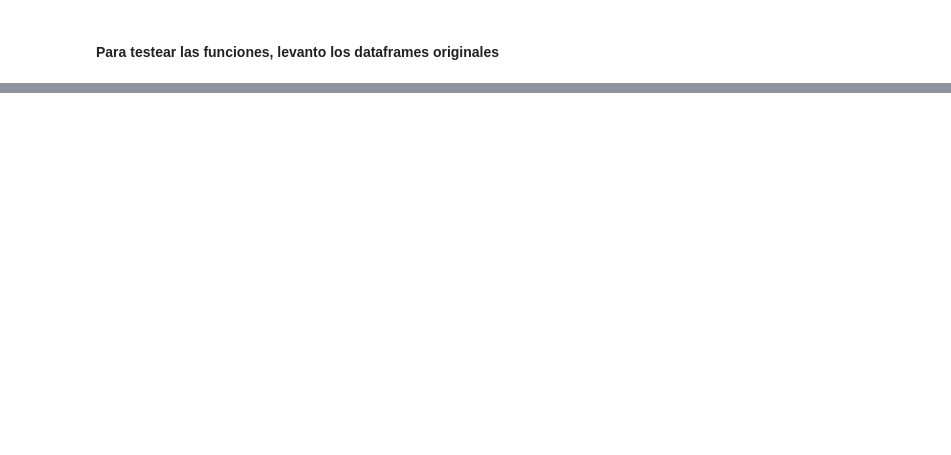
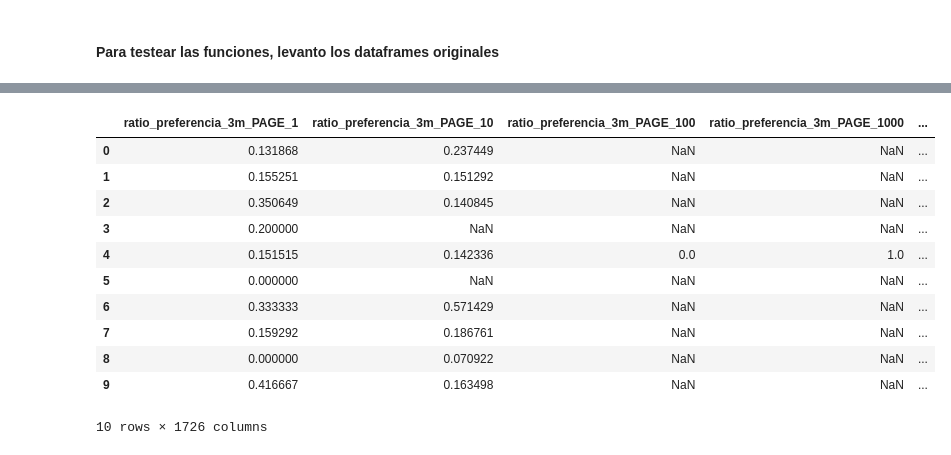
Before and after one commit to francomatiasferrari/ggal_dataton, a Jupyter notebook: funciones_LB.ipynb, the cells around one changed output, grey strips where cells are left out. Drawn from its saved outputs; the diff is of its cells as text; code cells hidden in the pictures; blank space fills up the shorter version.

```diff
--- a/funciones_LB.ipynb
+++ b/funciones_LB.ipynb
@@ -63,5 +170,3 @@ def _sum_user_campo_all(df_pageviews, mes_snapshot, campo):
 # %%
-def _ratio_campo_df(df_numerador, df_denominador, name):
-    temp = df_numerador.div(df_denominador, axis=0)
-    temp.columns = [name + "_" + str(v) for v in temp.columns]
-    return temp
+temp = df_3m.div(df_ever, axis=0, level = 'user_id', fill_value = 0)
+temp.columns = ['ratio_preferencia_3m' + "_" + str(v) for v in temp.columns]
@@ -123,0 +173,15 @@ def _ratio_campo_all(universo, df_pageviews, mes_snapshot, campo):
+# %%
+temp.head(10)
+# %% [output]
+|  | ratio_preferencia_3m_PAGE_1 | ratio_preferencia_3m_PAGE_10 | ratio_preferencia_3m_PAGE_100 | ratio_preferencia_3m_PAGE_1000 | ... |
+| 0 | 0.131868 | 0.237449 | NaN | NaN | ... |
+| 1 | 0.155251 | 0.151292 | NaN | NaN | ... |
+| 2 | 0.350649 | 0.140845 | NaN | NaN | ... |
+| 3 | 0.200000 | NaN | NaN | NaN | ... |
+| 4 | 0.151515 | 0.142336 | 0.0 | 1.0 | ... |
+| 5 | 0.000000 | NaN | NaN | NaN | ... |
+| 6 | 0.333333 | 0.571429 | NaN | NaN | ... |
+| 7 | 0.159292 | 0.186761 | NaN | NaN | ... |
+| 8 | 0.000000 | 0.070922 | NaN | NaN | ... |
+| 9 | 0.416667 | 0.163498 | NaN | NaN | ... |
+10 rows × 1726 columns
```
Also changed, not shown: parts of 17 cells of this notebook, 1 other file.
